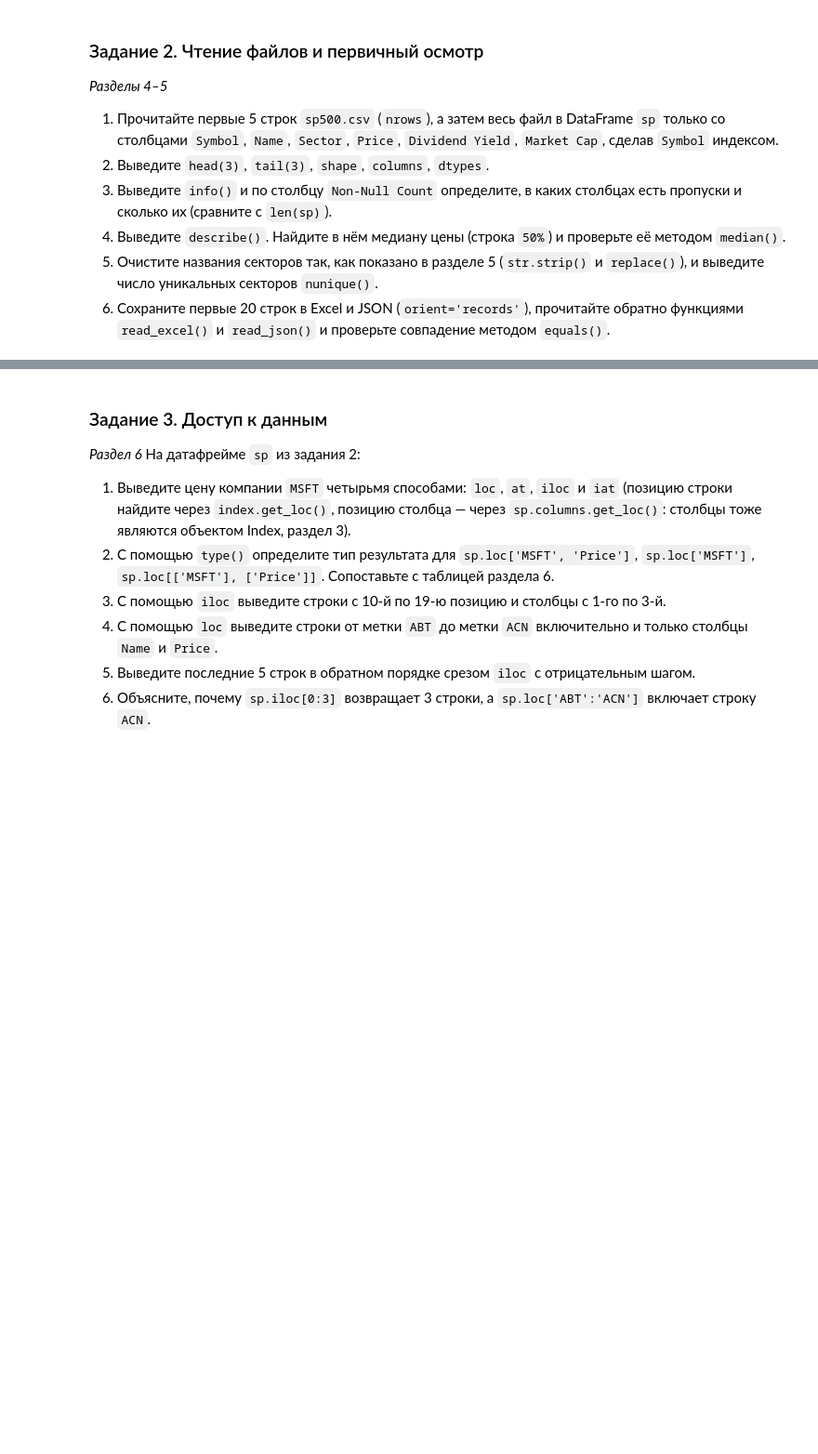
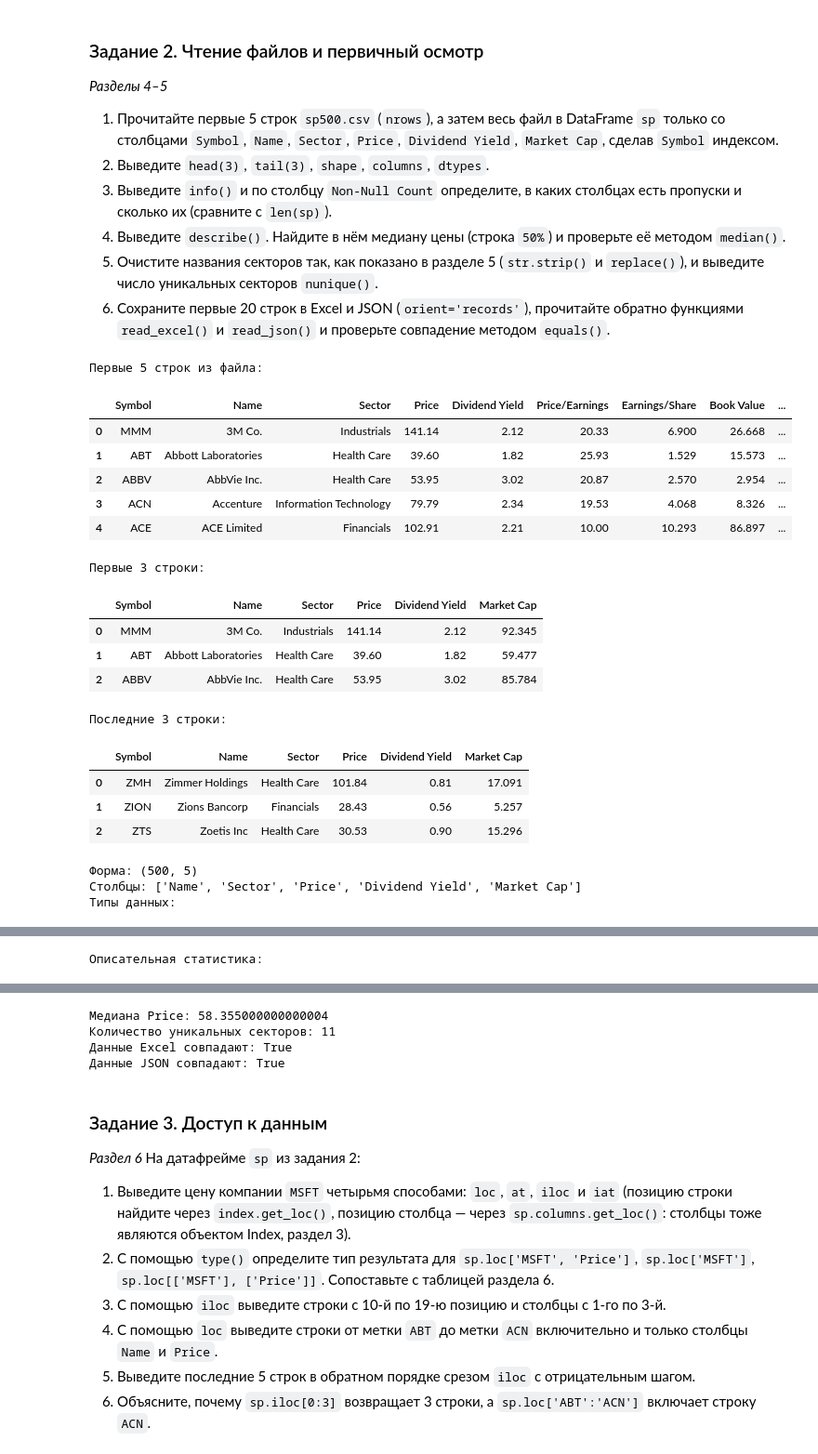
Before and after one commit to erop228/Python_vus, a Jupyter notebook: ЛР4/ЛР4 Data-Structures_and_Indexing.ipynb, the cells around one changed output, grey strips where cells are left out. Shown at 93% size. Saved outputs shown, nothing was run; the diff lists cells and outputs as text; code cells hidden in the pictures; blank space fills up the shorter version.

```diff
--- a/ЛР4/ЛР4 Data-Structures_and_Indexing.ipynb
+++ b/ЛР4/ЛР4 Data-Structures_and_Indexing.ipynb
@@ -1770,3 +1843,78 @@ True
 6. Сохраните первые 20 строк в Excel и JSON (`orient='records'`), прочитайте обратно функциями `read_excel()` и `read_json()` и проверьте совпадение методом `equals()`.
 # %%
 # Решение задания 2
+from pathlib import Path
+
+LAB_DIR = Path.cwd() if Path('sp500.csv').exists() else Path('ЛР4')
+DATA_PATH = LAB_DIR / 'sp500.csv'
+SALES_PATH = LAB_DIR / 'sales_1m.csv'
+
+sp500_preview = pd.read_csv(DATA_PATH, nrows=5)
+sp = pd.read_csv(
+    DATA_PATH,
+    usecols=['Symbol', 'Name', 'Sector', 'Price', 'Dividend Yield', 'Market Cap'],
+    index_col='Symbol'
+)
+
+print('Первые 5 строк из файла:')
+display(sp500_preview)
+print('Первые 3 строки:')
+display(sp.head(3).rename_axis('Symbol').reset_index())
+print('Последние 3 строки:')
+display(sp.tail(3).rename_axis('Symbol').reset_index())
+print('\nФорма:', sp.shape)
+print('Столбцы:', sp.columns.tolist())
+print('Типы данных:')
+display(sp.dtypes.rename_axis('column').to_frame('dtype').reset_index())
+
+sp.info()
+print('Количество пропусков по столбцам:')
+display(sp.isna().sum().rename_axis('column').to_frame('missing_values').reset_index())
+
+price_statistics = sp.describe()
+price_median = sp['Price'].median()
+print('Описательная статистика:')
+display(price_statistics.rename_axis('statistic').reset_index())
+print('Медиана Price:', price_median)
+
+sp['Sector'] = sp['Sector'].str.strip().str.replace(r'\s+', ' ', regex=True)
+print('Количество уникальных секторов:', sp['Sector'].nunique())
+
+sp_first20 = sp.head(20)
+sp_first20.to_excel(LAB_DIR / 'sp500_first20.xlsx')
+sp_first20.reset_index().to_json(
+    LAB_DIR / 'sp500_first20.json',
+    orient='records',
+    force_ascii=False
+)
+
+sp_from_excel = pd.read_excel(LAB_DIR / 'sp500_first20.xlsx', index_col='Symbol')
+sp_from_json = (
+    pd.read_json(LAB_DIR / 'sp500_first20.json', orient='records')
+    .set_index('Symbol')
+)
+excel_matches = sp_first20.equals(sp_from_excel)
+json_matches = sp_first20.equals(sp_from_json)
+print('Данные Excel совпадают:', excel_matches)
+print('Данные JSON совпадают:', json_matches)
+# %% [output]
+Первые 5 строк из файла:
+|  | Symbol | Name | Sector | Price | Dividend Yield | Price/Earnings | Earnings/Share | Book Value | ... |
+| 0 | MMM | 3M Co. | Industrials | 141.14 | 2.12 | 20.33 | 6.900 | 26.668 | ... |
+| 1 | ABT | Abbott Laboratories | Health Care | 39.60 | 1.82 | 25.93 | 1.529 | 15.573 | ... |
+| 2 | ABBV | AbbVie Inc. | Health Care | 53.95 | 3.02 | 20.87 | 2.570 | 2.954 | ... |
+| 3 | ACN | Accenture | Information Technology | 79.79 | 2.34 | 19.53 | 4.068 | 8.326 | ... |
+| 4 | ACE | ACE Limited | Financials | 102.91 | 2.21 | 10.00 | 10.293 | 86.897 | ... |
+Первые 3 строки:
+|  | Symbol | Name | Sector | Price | Dividend Yield | Market Cap |
+| 0 | MMM | 3M Co. | Industrials | 141.14 | 2.12 | 92.345 |
+| 1 | ABT | Abbott Laboratories | Health Care | 39.60 | 1.82 | 59.477 |
+| 2 | ABBV | AbbVie Inc. | Health Care | 53.95 | 3.02 | 85.784 |
+Последние 3 строки:
+|  | Symbol | Name | Sector | Price | Dividend Yield | Market Cap |
+| 0 | ZMH | Zimmer Holdings | Health Care | 101.84 | 0.81 | 17.091 |
+| 1 | ZION | Zions Bancorp | Financials | 28.43 | 0.56 | 5.257 |
+| 2 | ZTS | Zoetis Inc | Health Care | 30.53 | 0.90 | 15.296 |
+Форма: (500, 5)
+Столбцы: ['Name', 'Sector', 'Price', 'Dividend Yield', 'Market Cap']
+Типы данных:
@@ -1772,0 +1946 @@ True
+Описательная статистика:
@@ -1773,3 +1956,7 @@ True
+Медиана Price: 58.355000000000004
+Количество уникальных секторов: 11
+Данные Excel совпадают: True
+Данные JSON совпадают: True
 # %% [markdown]
 ### Задание 3. Доступ к данным
 *Раздел 6*
```
Also changed, not shown: parts of 13 cells of this notebook.
